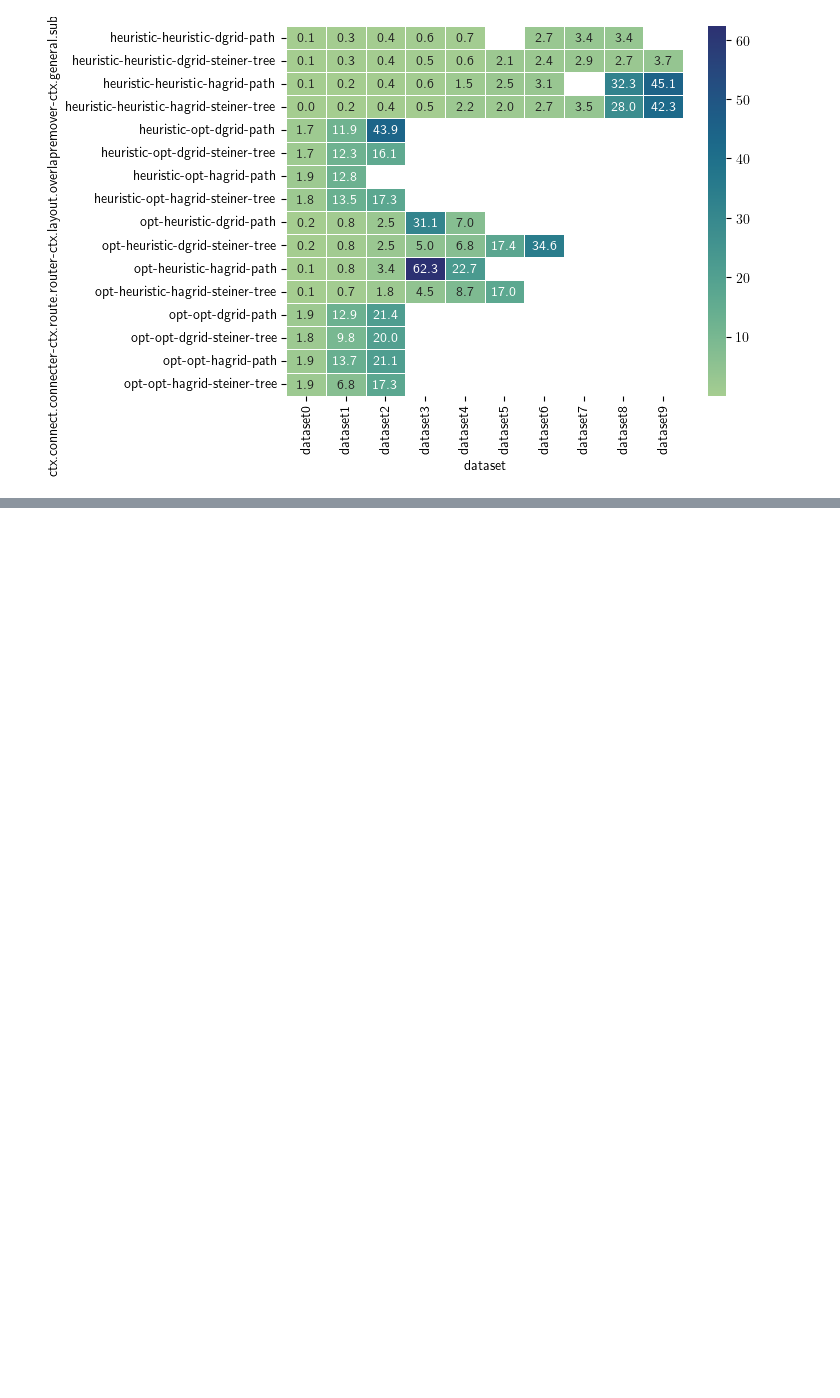
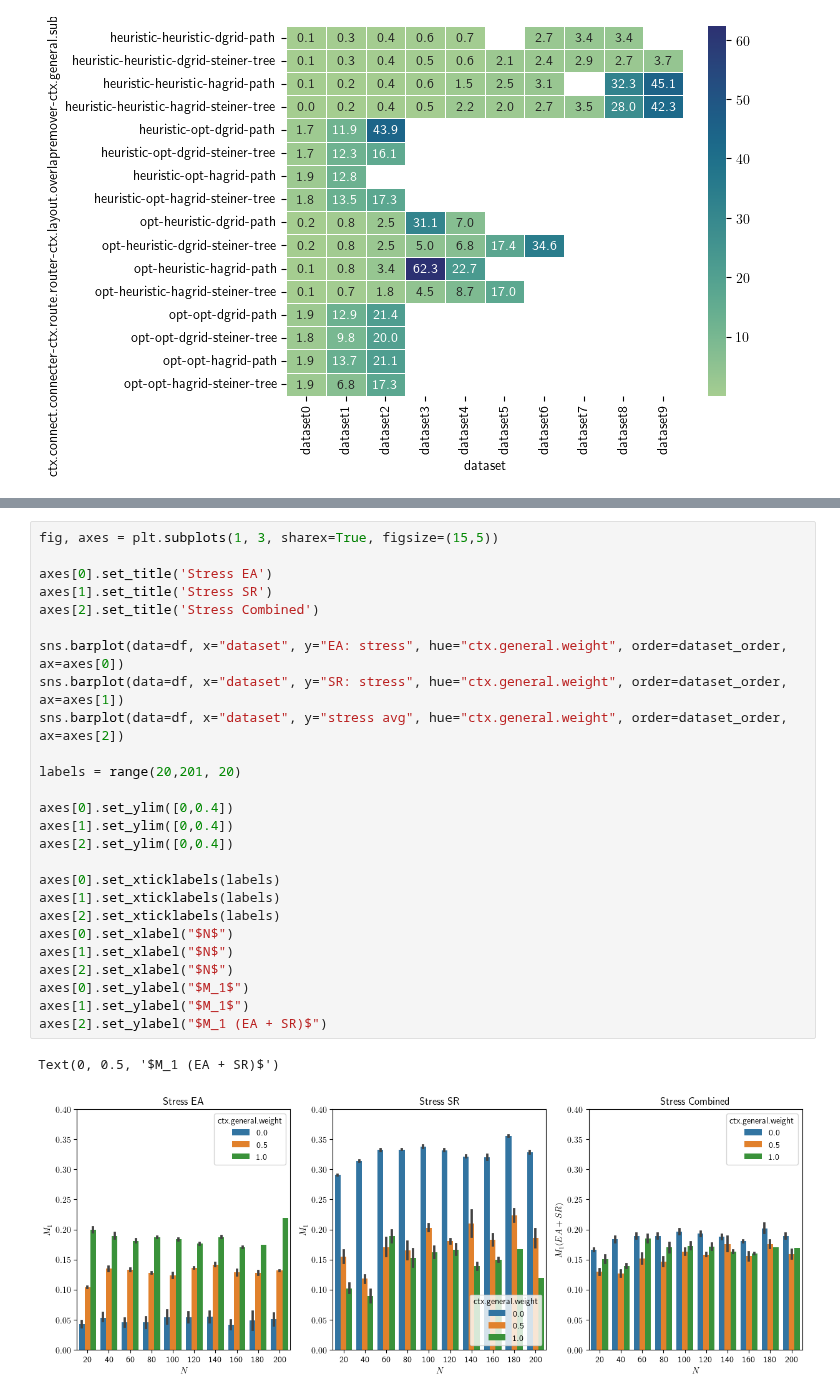
Before and after one commit to npiccolotto/undrground-tubes, a Jupyter notebook: designspace-result/merge.ipynb, the cells around one changed output, grey strips where cells are left out. Drawn from its saved outputs; the diff is of its cells as text; blank space fills up the shorter version.

```diff
--- a/designspace-result/merge.ipynb
+++ b/designspace-result/merge.ipynb
@@ -189,3 +194,32 @@ Text(0, 0.5, '$M_2 (EA + SR)$')
+# %%
+fig, axes = plt.subplots(1, 3, sharex=True, figsize=(15,5))
+
+axes[0].set_title('Stress EA')
+axes[1].set_title('Stress SR')
+axes[2].set_title('Stress Combined')
+
+sns.barplot(data=df, x="dataset", y="EA: stress", hue="ctx.general.weight", order=dataset_order, ax=axes[0])
+sns.barplot(data=df, x="dataset", y="SR: stress", hue="ctx.general.weight", order=dataset_order, ax=axes[1])
+sns.barplot(data=df, x="dataset", y="stress avg", hue="ctx.general.weight", order=dataset_order, ax=axes[2])
+
+labels = range(20,201, 20)
+
+axes[0].set_ylim([0,0.4])
+axes[1].set_ylim([0,0.4])
+axes[2].set_ylim([0,0.4])
+
+axes[0].set_xticklabels(labels)
+axes[1].set_xticklabels(labels)
+axes[2].set_xticklabels(labels)
+axes[0].set_xlabel("$N$")
+axes[1].set_xlabel("$N$")
+axes[2].set_xlabel("$N$")
+axes[0].set_ylabel("$M_1$")
+axes[1].set_ylabel("$M_1$")
+axes[2].set_ylabel("$M_1 (EA + SR)$")
+# %% [output]
+Text(0, 0.5, '$M_1 (EA + SR)$')
+[figure, added]
 # %%
 fig, axes = plt.subplots(1, 3, sharex=True, figsize=(15,5))
 
```
Also changed, not shown: parts of 6 cells of this notebook.
